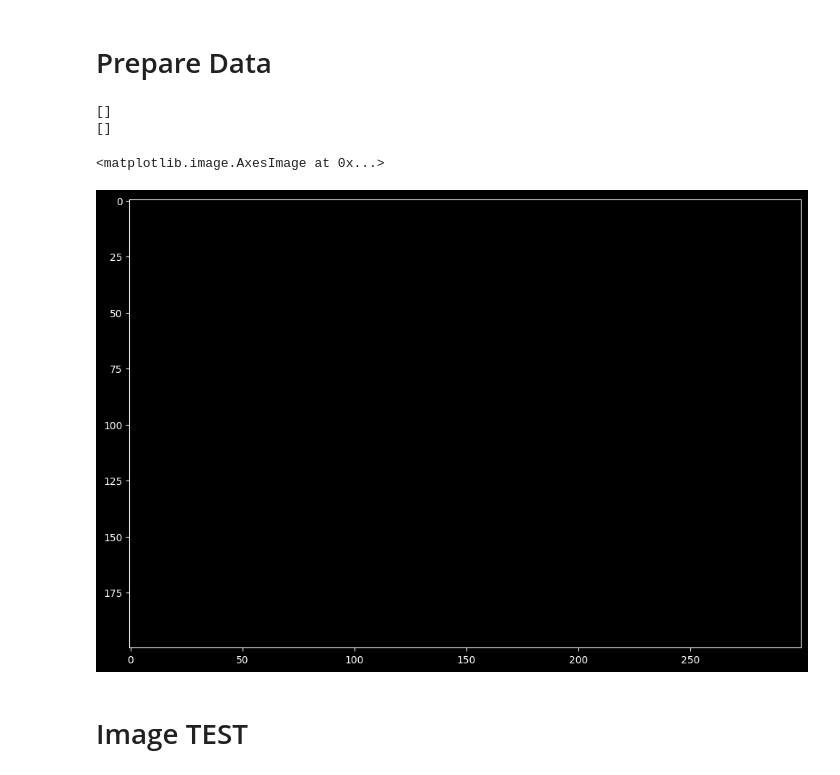
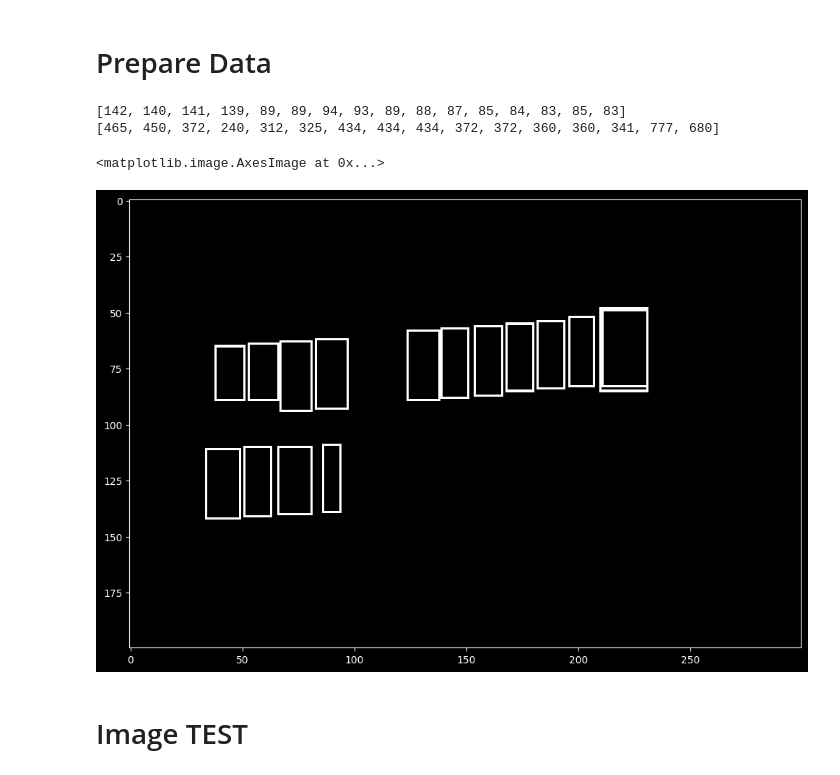
Before and after one commit to songjeongjun320/OCR_CNTR_Number, a Jupyter notebook: Test_NAV.ipynb, the cells around one changed output. Cells and saved outputs as stored; diff of their text form; code cells hidden in the pictures.

```diff
--- a/Test_NAV.ipynb
+++ b/Test_NAV.ipynb
@@ -8,7 +8,7 @@ plt.style.use('dark_background')
 # %% [markdown]
 # Read Input Image
 # %%
-img_ori = cv2.imread('NAV_Noon_Samples\\SEGU4576652.jpg')
+img_ori = cv2.imread('SEGU4576652.jpg')
 
 plt.figure(figsize=(12, 10))
 plt.imshow(img_ori, cmap='gray')
@@ -88,37 +88,37 @@ temp_result = np.zeros((height, width, channel), dtype=np.uint8)
 contours_dict = []
 yh_dict = []
 area_dict = []
 
 for contour in contours:
     x, y, w, h = cv2.boundingRect(contour)
 
     # Delete useless contour
-    if h > 150 or h < 50:
+    if h > 150 or h < 20:
         continue
     else:
         cv2.rectangle(temp_result, pt1=(x, y), pt2=(x+w, y+h), color=(255, 255, 255), thickness=1)
         # insert to dict
         contours_dict.append({
             'contour': contour,
             'x': x,
             'y': y,
             'w': w,
             'h': h,
             'cx': x + (w / 2),
             'cy': y + (h / 2)
     })
         area_dict.append(w*h)
         yh_dict.append(y+(h))
 print(yh_dict)
 print(area_dict)
 
 plt.figure(figsize=(12, 10))
 plt.imshow(temp_result, cmap='gray')
 # %% [output]
-[]
-[]
+[142, 140, 141, 139, 89, 89, 94, 93, 89, 88, 87, 85, 84, 83, 85, 83]
+[465, 450, 372, 240, 312, 325, 434, 434, 434, 372, 372, 360, 360, 341, 777, 680]
 <matplotlib.image.AxesImage at 0x...>
-[figure, old version]
+[figure, new version]
 # %% [markdown]
 # Image TEST
 # %%
```
Also changed, not shown: parts of 3 cells of this notebook, 2 other files.
